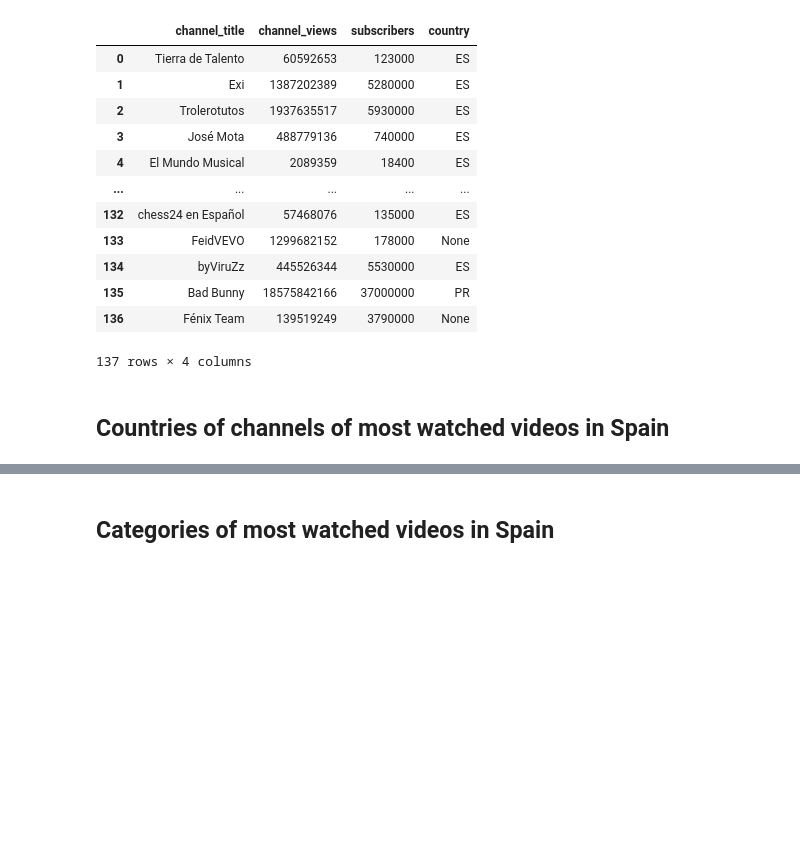
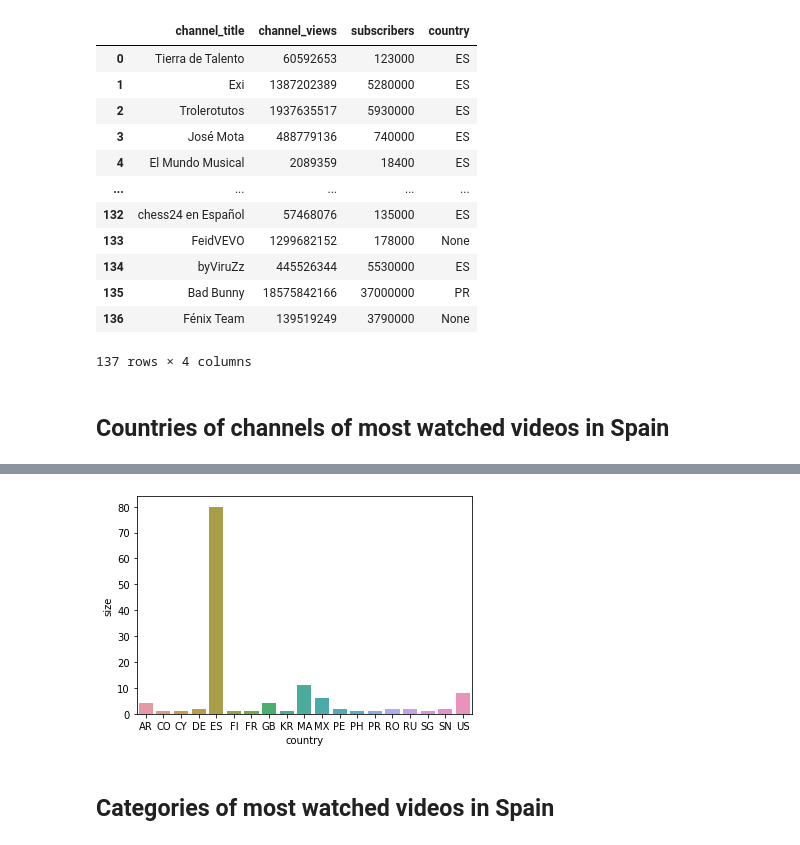
Before and after one commit to inigobaste/YouTube_API, a Jupyter notebook: YT_API_Project.ipynb, the cells around one changed output, grey strips where cells are left out. Cells and saved outputs as stored; diff of their text form; code cells hidden in the pictures; blank space fills up the shorter version.

```diff
--- a/YT_API_Project.ipynb
+++ b/YT_API_Project.ipynb
@@ -180,0 +153,3 @@ channel_data["country"].value_counts().plot(kind='bar')
+# %%
+channels_per_country = channel_data.groupby("country", as_index=False).size()
+channels_per_country.sort_values("size", ascending=False)
@@ -181,3 +174,7 @@ channel_data["country"].value_counts().plot(kind='bar')
+# %%
+ax = sns.barplot(x="country", y="size", data = channels_per_country)
+# %% [output]
+[figure, added]
 # %% [markdown]
 ## Categories of most watched videos in Spain
 # %%
```
Also changed, not shown: parts of 9 cells of this notebook.
